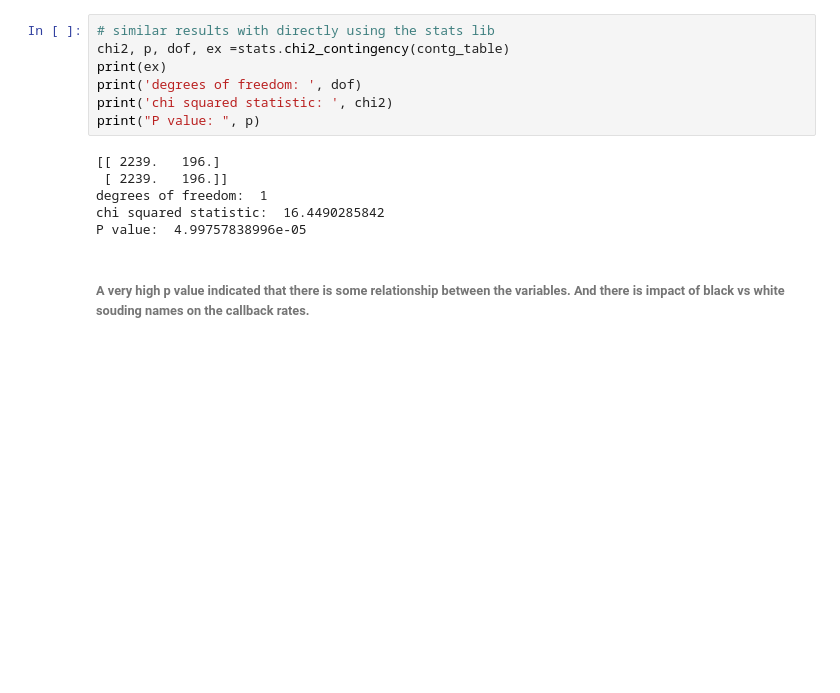
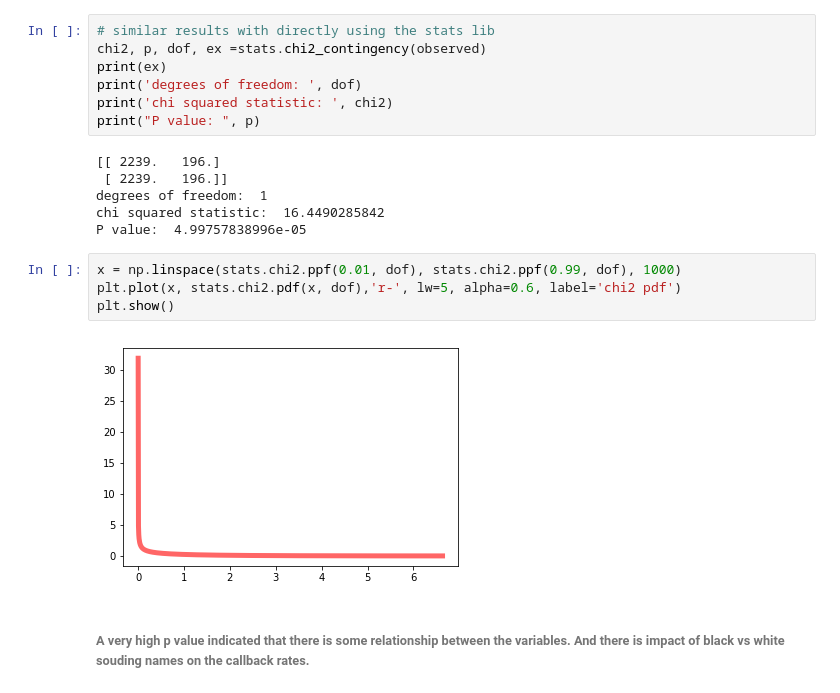
Before and after one commit to NehaJain18/springboard, a Jupyter notebook: sliderule_dsi_inferential_statistics_exercise_2.ipynb, the cells around one changed output. Drawn from its saved outputs; the diff is of its cells as text; blank space fills up the shorter version.

```diff
--- a/sliderule_dsi_inferential_statistics_exercise_2.ipynb
+++ b/sliderule_dsi_inferential_statistics_exercise_2.ipynb
@@ -262,7 +277,7 @@ Critical value:  3.84145882069
 P value:  3.98388683759e-05
 # %%
 # similar results with directly using the stats lib
-chi2, p, dof, ex =stats.chi2_contingency(contg_table)
+chi2, p, dof, ex =stats.chi2_contingency(observed)
 print(ex)
 print('degrees of freedom: ', dof)
 print('chi squared statistic: ', chi2)
@@ -273,6 +288,12 @@ print("P value: ", p)
 degrees of freedom:  1
 chi squared statistic:  16.4490285842
 P value:  4.99757838996e-05
+# %%
+x = np.linspace(stats.chi2.ppf(0.01, dof), stats.chi2.ppf(0.99, dof), 1000)
+plt.plot(x, stats.chi2.pdf(x, dof),'r-', lw=5, alpha=0.6, label='chi2 pdf')
+plt.show()
+# %% [output]
+[figure, added]
 # %% [markdown]
 ###### A very high p value indicated that there is some relationship between the variables. And there is impact of black vs white souding names on the callback rates.
 # %% [markdown]
```
Also changed, not shown: parts of 2 cells of this notebook.
